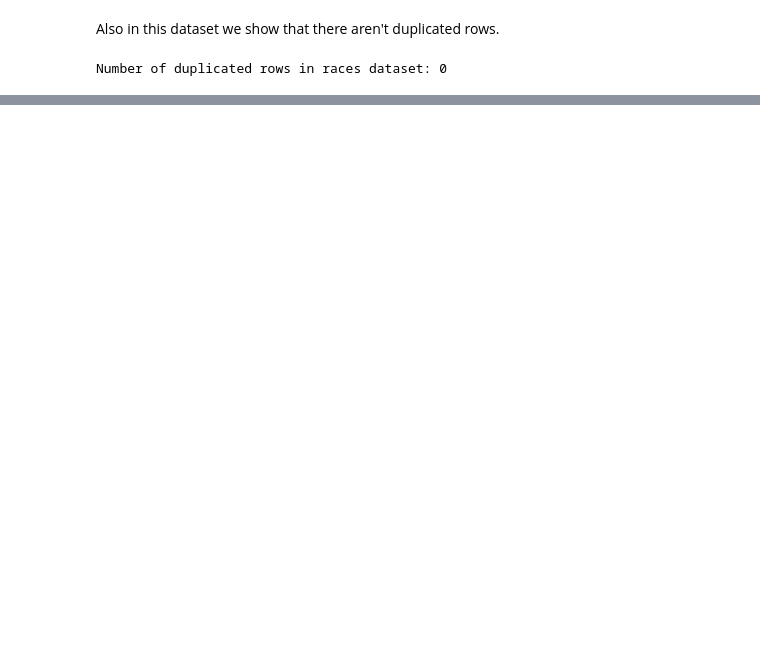
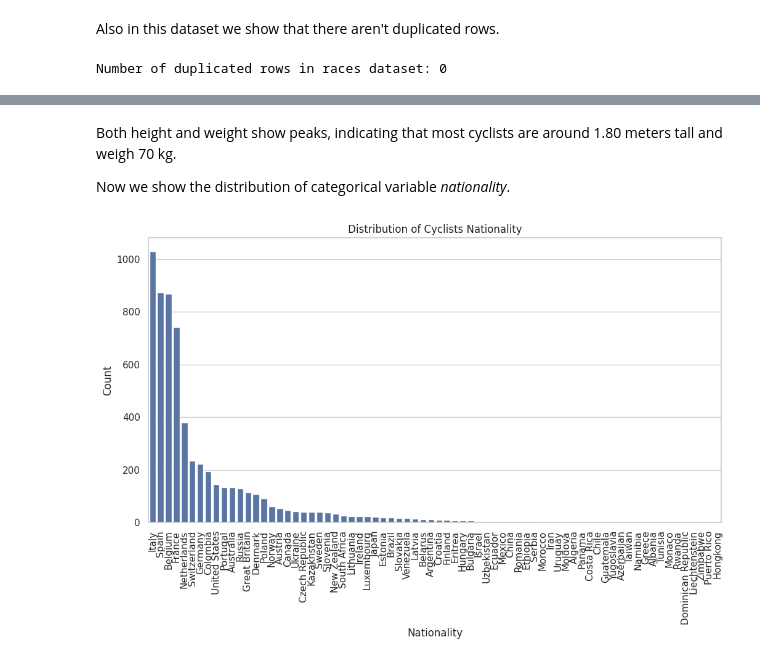
Before and after one commit to Benocci/DataMiningProject, a Jupyter notebook: first_task.ipynb, the cells around one changed output, grey strips where cells are left out. Saved outputs shown, nothing was run; the diff lists cells and outputs as text; code cells hidden in the pictures; blank space fills up the shorter version.

```diff
--- a/first_task.ipynb
+++ b/first_task.ipynb
@@ -347,0 +281,14 @@ sns.boxenplot(data=cyclists, x='birth_year')
+# %% [markdown]
+Both height and weight show peaks, indicating that most cyclists are around 1.80 meters tall and weigh 70 kg.
+
+Now we show the distribution of categorical variable *nationality*.
+# %%
+plt.figure(figsize=(12, 6))
+sns.countplot(data=cyclists, x='nationality', order=cyclists['nationality'].value_counts().index)
+plt.title('Distribution of Cyclists Nationality')
+plt.xlabel('Nationality')
+plt.ylabel('Count')
+plt.xticks(rotation=90)
+plt.show()
+# %% [output]
+[figure, added]
```
Also changed, not shown: parts of 55 cells of this notebook, 3 other files.
